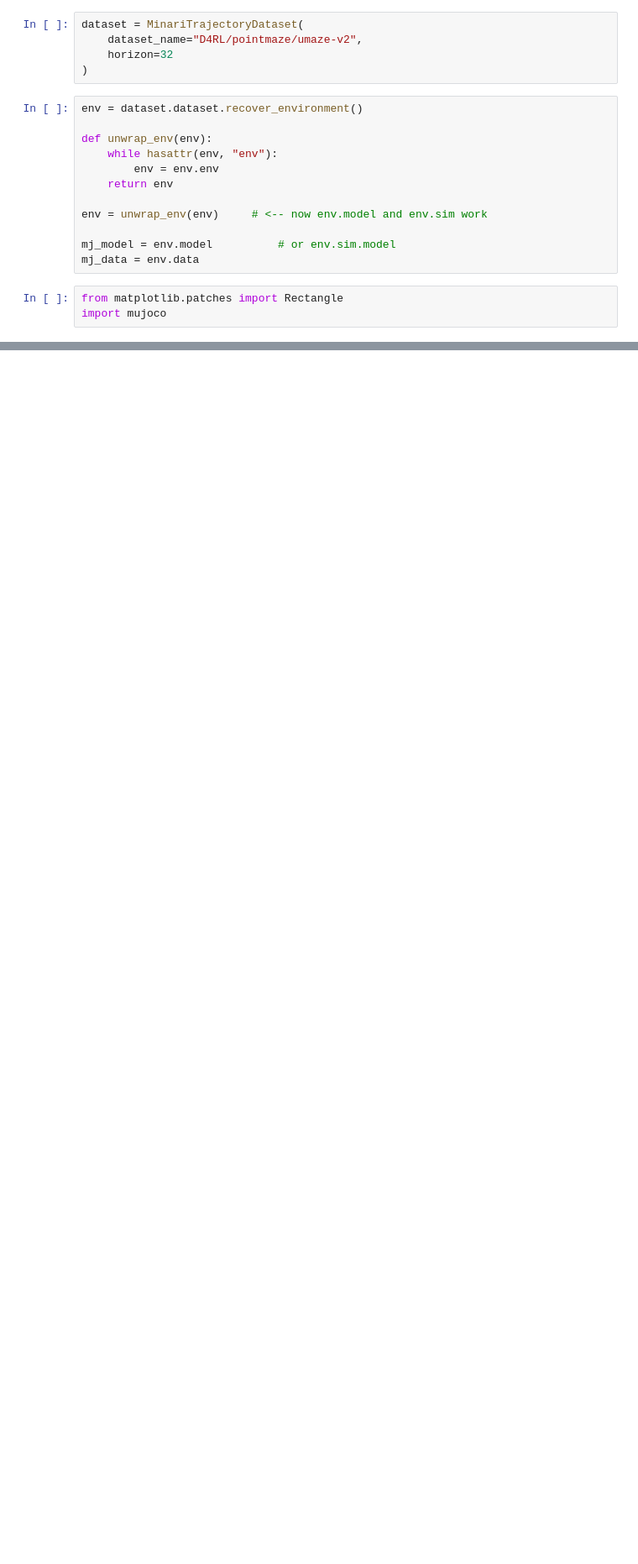
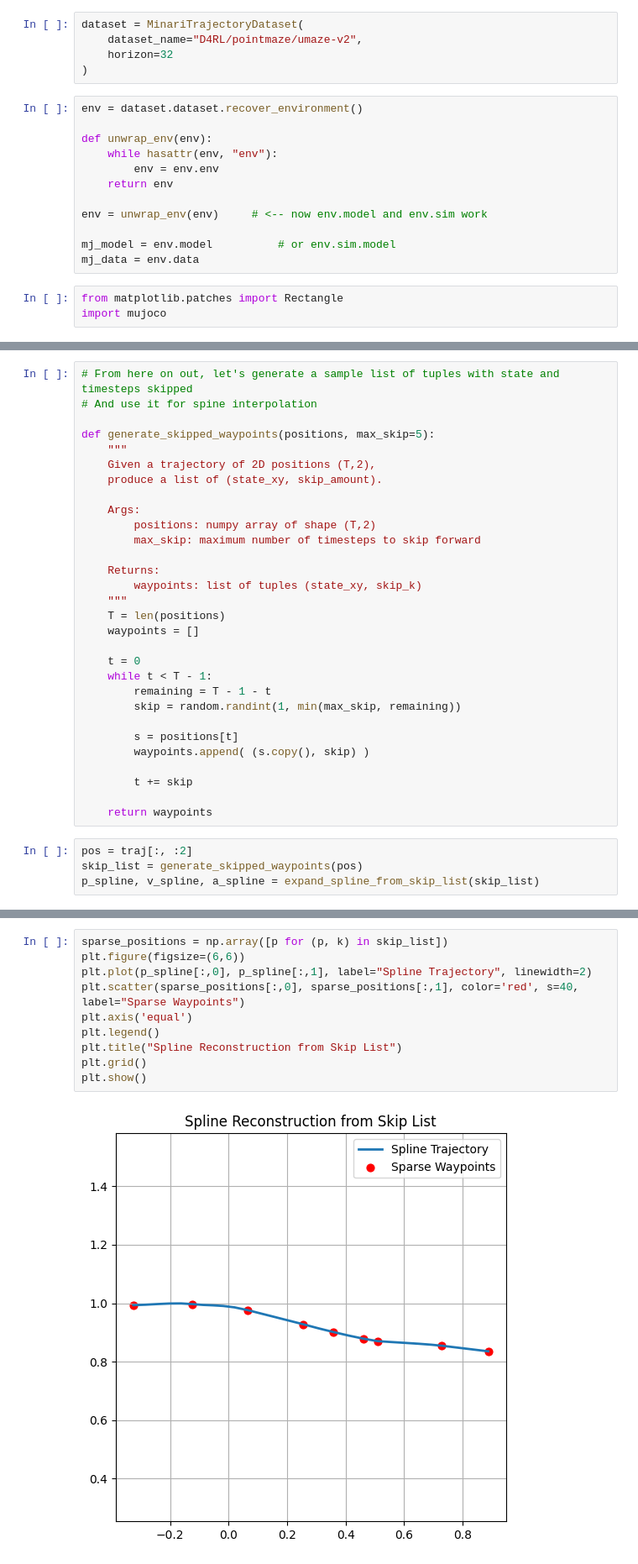
Before and after one commit to logflash/rpmml-project, a Jupyter notebook: rpmml-project/src/rpmml_project/pointmaze/dataset_viz.ipynb, the cells around one changed output, grey strips where cells are left out. Shown: that part at 84% size. Cells and saved outputs as stored; diff of their text form; blank space fills up the shorter version.

```diff
--- a/rpmml-project/src/rpmml_project/pointmaze/dataset_viz.ipynb
+++ b/rpmml-project/src/rpmml_project/pointmaze/dataset_viz.ipynb
@@ -104,0 +266,34 @@ plt.show()
+# %%
+# From here on out, let's generate a sample list of tuples with state and timesteps skipped
+# And use it for spine interpolation
+
+def generate_skipped_waypoints(positions, max_skip=5):
+    """
+    Given a trajectory of 2D positions (T,2),
+    produce a list of (state_xy, skip_amount).
+
+    Args:
+        positions: numpy array of shape (T,2)
+        max_skip: maximum number of timesteps to skip forward
+
+    Returns:
+        waypoints: list of tuples (state_xy, skip_k)
+    """
+    T = len(positions)
+    waypoints = []
+
+    t = 0
+    while t < T - 1:
+        remaining = T - 1 - t
+        skip = random.randint(1, min(max_skip, remaining))
+
+        s = positions[t]
+        waypoints.append( (s.copy(), skip) )
+
+        t += skip
+
+    return waypoints
+# %%
+pos = traj[:, :2]
+skip_list = generate_skipped_waypoints(pos)
+p_spline, v_spline, a_spline = expand_spline_from_skip_list(skip_list)
@@ -104,0 +424,12 @@ plt.show()
+# %%
+sparse_positions = np.array([p for (p, k) in skip_list])
+plt.figure(figsize=(6,6))
+plt.plot(p_spline[:,0], p_spline[:,1], label="Spline Trajectory", linewidth=2)
+plt.scatter(sparse_positions[:,0], sparse_positions[:,1], color='red', s=40, label="Sparse Waypoints")
+plt.axis('equal')
+plt.legend()
+plt.title("Spline Reconstruction from Skip List")
+plt.grid()
+plt.show()
+# %% [output]
+[figure, added]
```
Also changed, not shown: parts of 10 cells of this notebook, 1 other file.
